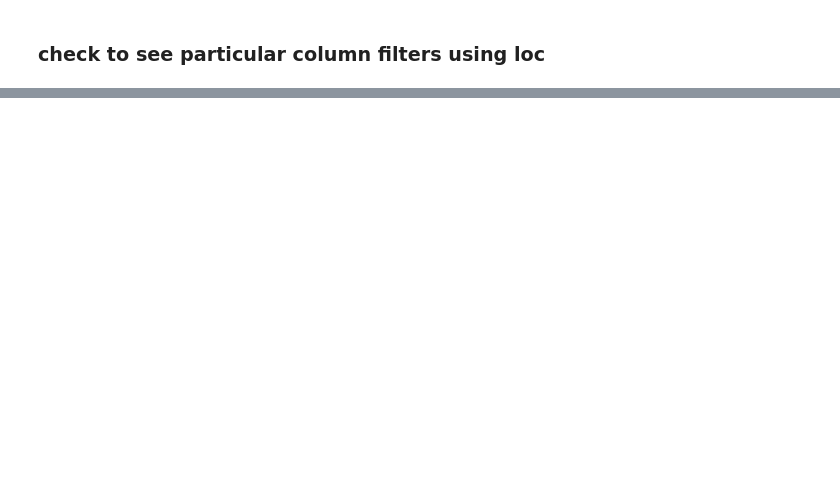
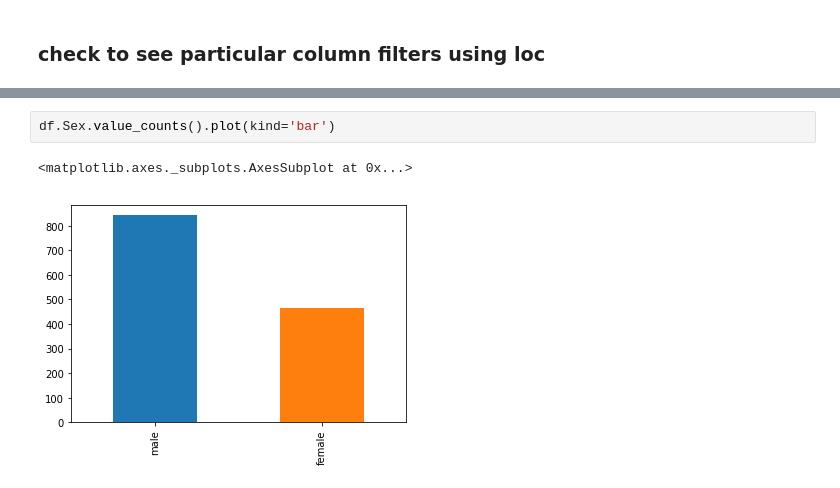
Before and after one commit to knair99/TitanicKaggleChallenge, a Jupyter notebook: titanic/notebooks/exploratory analysis of data.ipynb, the cells around one changed output, grey strips where cells are left out. Cells and saved outputs as stored; diff of their text form; blank space fills up the shorter version.

```diff
--- a/titanic/notebooks/exploratory analysis of data.ipynb
+++ b/titanic/notebooks/exploratory analysis of data.ipynb
@@ -98,0 +189,5 @@ SyntaxError: invalid syntax (<ipython-input-33-098ec0458acc>, line 1)
+# %%
+df.Sex.value_counts().plot(kind='bar')
+# %% [output]
+<matplotlib.axes._subplots.AxesSubplot at 0x...>
+[figure, added]
```
Also changed, not shown: parts of 12 cells of this notebook.
